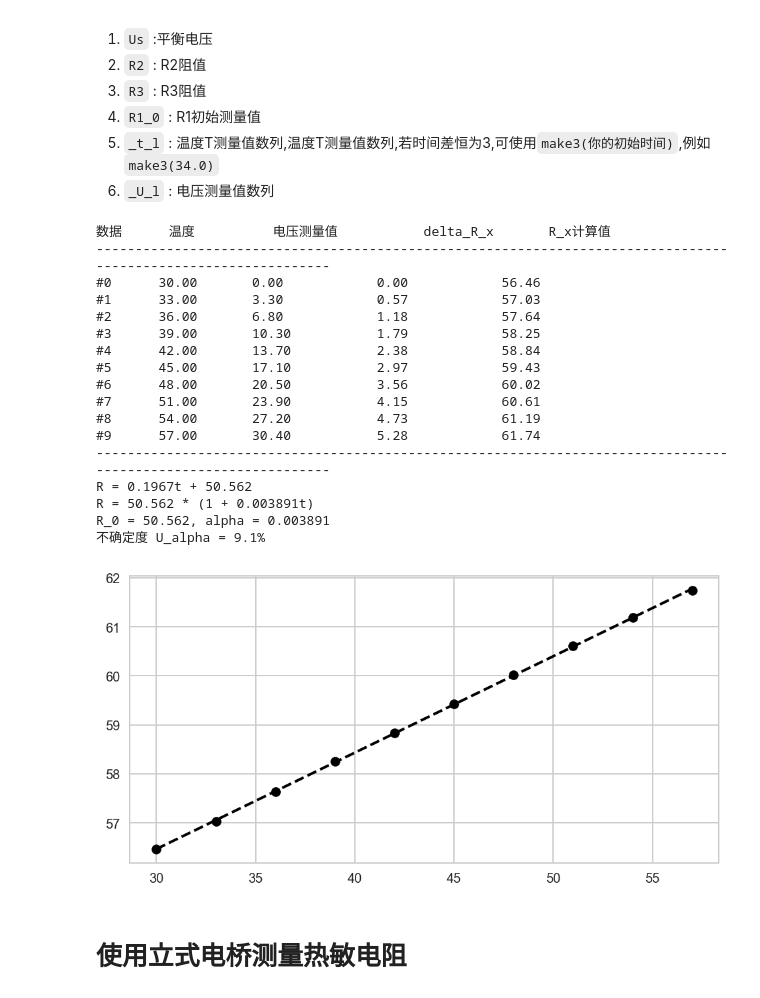
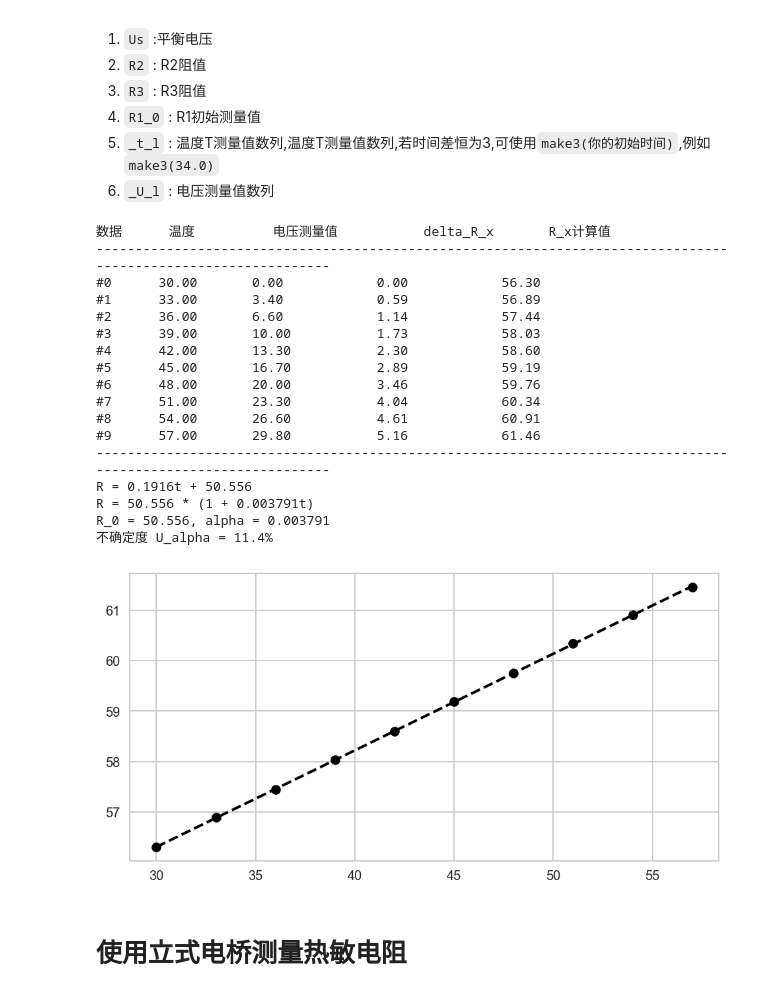
Before and after one commit to Yangjiaxi/pe, a Jupyter notebook: DC Bridge/DC_B.ipynb, the cells around one changed output. Drawn from its saved outputs; the diff is of its cells as text; code cells hidden in the pictures.

```diff
--- a/DC Bridge/DC_B.ipynb
+++ b/DC Bridge/DC_B.ipynb
@@ -8,6 +8,15 @@ sns.set_style("whitegrid")
 # %%
 def make3(init):
     return [init + 3*i for i in range(10)]
+# %%
+def il(str):
+    res = []
+    for ele in str.split('/'):
+        res.append([float(e) for e in ele.split('+')])
+    if len(res) == 1:
+        return res[0]
+    else:
+        return res
 # %% [markdown]
 # 使用惠斯通电桥测量铜电阻
 # %%
@@ -124,32 +133,32 @@ def l_bridge(Us, R2, R3, R1_0, _t_l, _U_l):
 # %%
 l_data = {
     'Us'   : 1.3,
     'R2'   : 50,
     'R3'   : 50,
-    'R1_0' : 56.46,
+    'R1_0' : 56.30,
     '_t_l' : make3(30),
-    '_U_l' : [0,3.3,6.8,10.3,13.7,17.1,20.5,23.9,27.2,30.4]
+    '_U_l' : il("0+3.4+6.6+10.0+13.3+16.7+20.0+23.3+26.6+29.8")
 }
 l_bridge(**l_data)
 # %% [output]
 数据      温度          电压测量值           delta_R_x       R_x计算值
 ---------------------------------------------------------------------------------------------------------------
-#0      30.00       0.00            0.00            56.46
-#1      33.00       3.30            0.57            57.03
-#2      36.00       6.80            1.18            57.64
-#3      39.00       10.30           1.79            58.25
-#4      42.00       13.70           2.38            58.84
-#5      45.00       17.10           2.97            59.43
-#6      48.00       20.50           3.56            60.02
-#7      51.00       23.90           4.15            60.61
-#8      54.00       27.20           4.73            61.19
-#9      57.00       30.40           5.28            61.74
+#0      30.00       0.00            0.00            56.30
+#1      33.00       3.40            0.59            56.89
+#2      36.00       6.60            1.14            57.44
+#3      39.00       10.00           1.73            58.03
+#4      42.00       13.30           2.30            58.60
+#5      45.00       16.70           2.89            59.19
+#6      48.00       20.00           3.46            59.76
+#7      51.00       23.30           4.04            60.34
+#8      54.00       26.60           4.61            60.91
+#9      57.00       29.80           5.16            61.46
 ---------------------------------------------------------------------------------------------------------------
-R = 0.1967t + 50.562
-R = 50.562 * (1 + 0.003891t)
-R_0 = 50.562, alpha = 0.003891
-不确定度 U_alpha = 9.1%
+R = 0.1916t + 50.556
+R = 50.556 * (1 + 0.003791t)
+R_0 = 50.556, alpha = 0.003791
+不确定度 U_alpha = 11.4%
-[figure, old version]
+[figure, new version]
 # %% [markdown]
 # 使用立式电桥测量热敏电阻
 # %%
```
Also changed, not shown: parts of 3 cells of this notebook, 2 other files.
